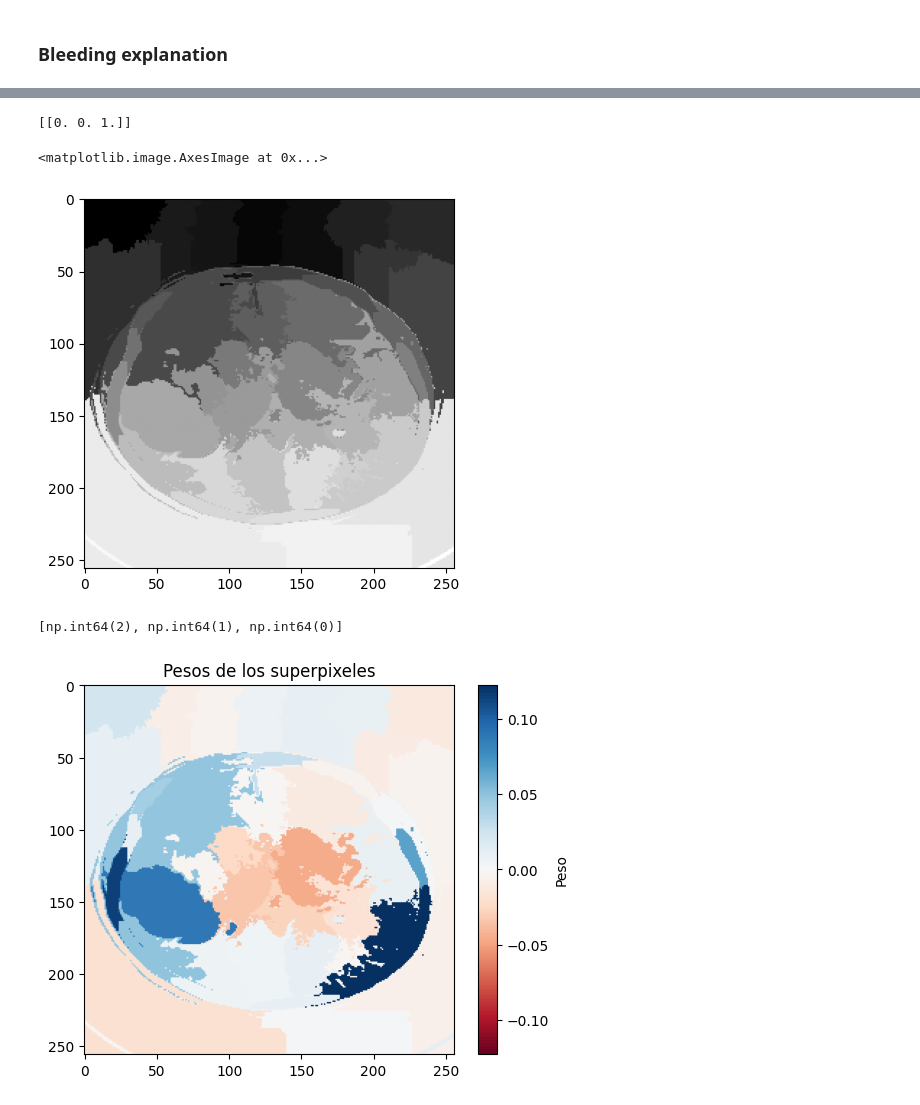
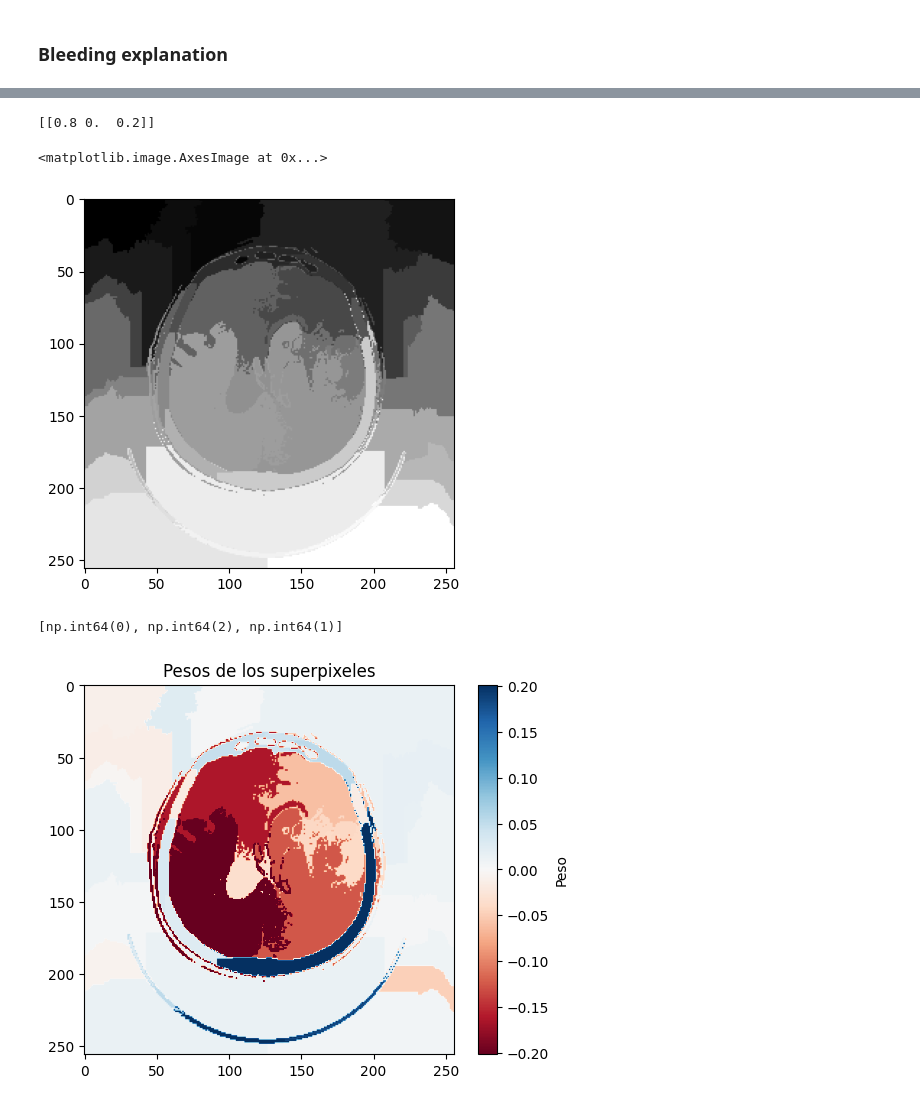
Before and after one commit to bastifwp/Explanation-IAmodels-CT, a Jupyter notebook: KNN_256x256.ipynb, the cells around one changed output, grey strips where cells are left out. Drawn from its saved outputs; the diff is of its cells as text; code cells hidden in the pictures.

Commit message:
Changed explanation (SVC is missing)

```diff
--- a/KNN_256x256.ipynb
+++ b/KNN_256x256.ipynb
@@ -265,8 +265,8 @@ interact(show_image, index=(len(normal_folder), 6549, 1))
 interactive(children=(IntSlider(value=5488, description='index', max=6549, min=4427), Output()), _dom_classes=…
 <function __main__.show_image(index)>
 # %%
-index_to_explain_ischemia = 4558
-index_to_explain_bleeding = 5882
+index_to_explain_ischemia = 5488
+index_to_explain_bleeding = 5693
 # %% [markdown]
 ### Ischemia explanation
 # %%
@@ -413,7 +413,7 @@ plt.show()
 # %%
 print(clf.predict_proba(img_to_explain.flatten().reshape(1, -1)))
 # %% [output]
-[[0. 0. 1.]]
+[[0.8 0.  0.2]]
 # %%
 segmenter = lambda image: quickshift(
     image,
@@ -434,31 +434,31 @@ explanation = explainer.explain_instance(
 plt.imshow(explanation.segments, cmap="gray")
 # %% [output]
 <matplotlib.image.AxesImage at 0x...>
-[figure, old version]
+[figure, new version]
 # %%
 #0:normal
 #1: Ischemia
 #2: Bleeding
 explanation.top_labels
 # %% [output]
-[np.int64(2), np.int64(1), np.int64(0)]
+[np.int64(0), np.int64(2), np.int64(1)]
 # %%
 # Seleccionar el índice de la clase que verdaderamente es para explicarla
-top_class_index = explanation.top_labels[0]
+top_class_index = explanation.top_labels[1]
 
 # Extraer los pesos asociados a cada superpixel de la explicación
 class_weights = explanation.local_exp[top_class_index]
 
 # Crear un diccionario que mapea los superpixeles a sus pesos
 superpixel_weights = dict(class_weights)
 
 # Mapear los pesos a los superpixeles para generar un mapa de calor
 heatmap = np.vectorize(superpixel_weights.get)(explanation.segments)
 
 plt.figure()
 plt.imshow(heatmap, cmap='RdBu', vmin=-heatmap.max(), vmax=heatmap.max())
 plt.colorbar(label='Peso')
 plt.title('Pesos de los superpixeles')
 plt.show()
 # %% [output]
-[figure, old version]
+[figure, new version]
```
Also changed, not shown: parts of 6 cells of this notebook, 3 other files.
